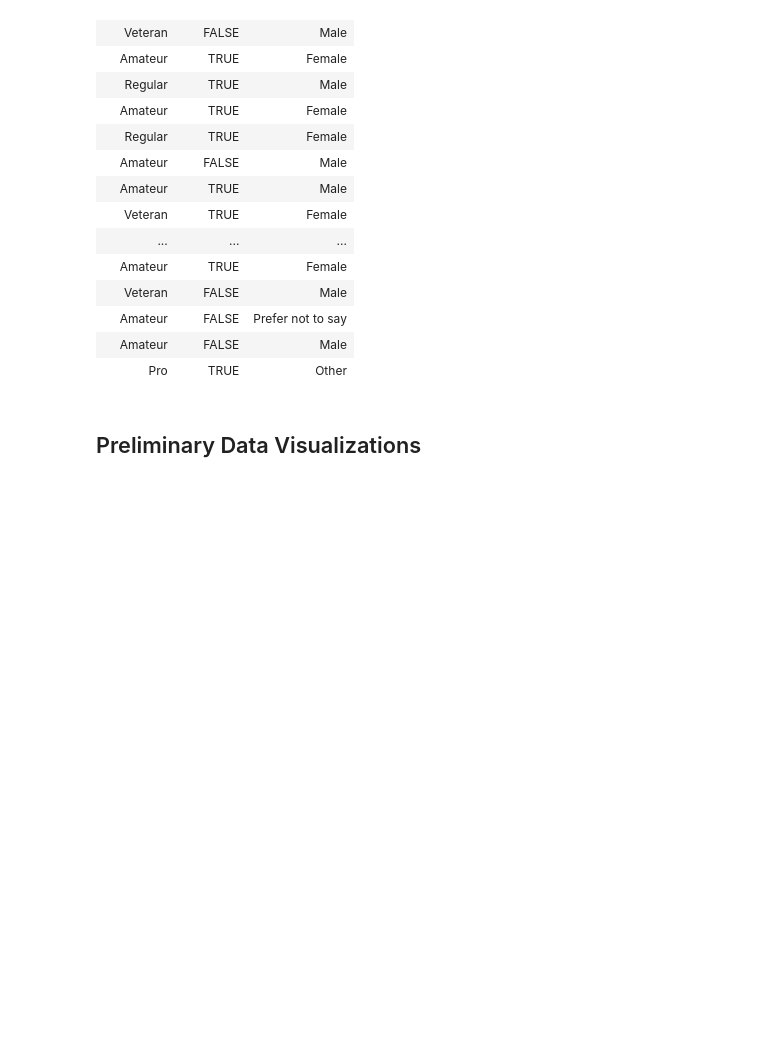
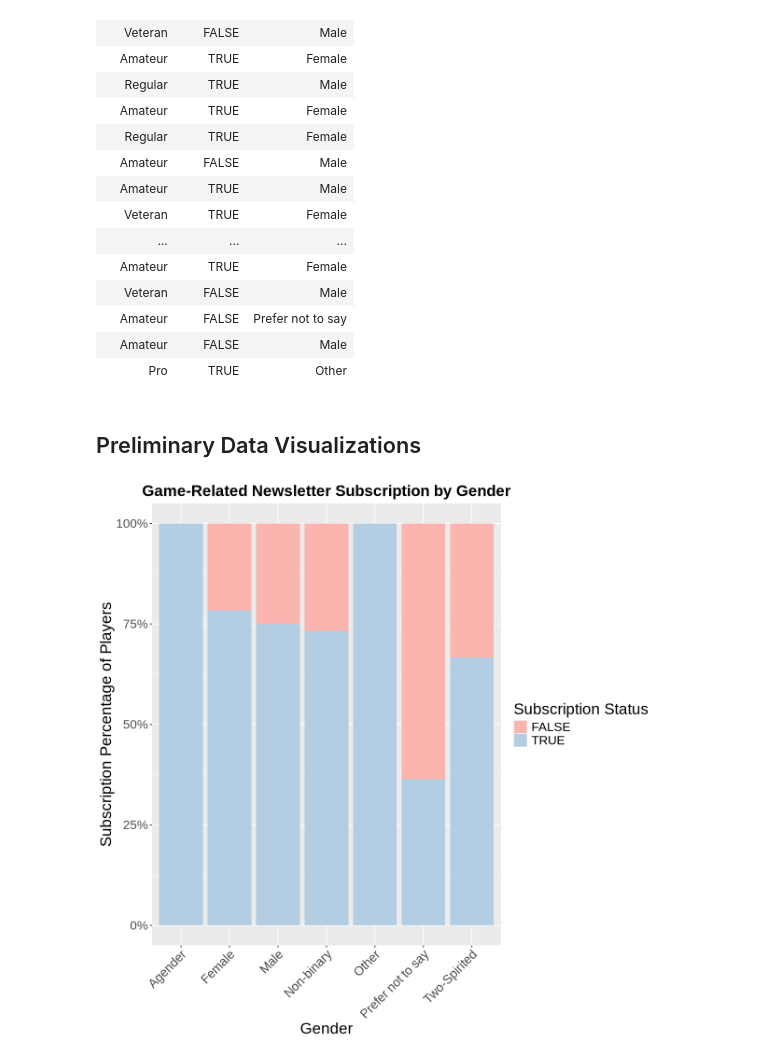
Before and after one commit to kkris72/MineCraft-Data-Science-Project, a Jupyter notebook: MineCraft.ipynb, the cells around one changed output. Saved outputs shown, nothing was run; the diff lists cells and outputs as text; code cells hidden in the pictures; blank space fills up the shorter version.

Commit message:
Preliminary Data Visualizations
This includes data visualizations through bar charts and data insights.

```diff
--- a/MineCraft.ipynb
+++ b/MineCraft.ipynb
@@ -73,3 +73,24 @@ A tibble: 196 × 3
 | Pro | TRUE | Other |
 # %% [markdown]
 ## Preliminary Data Visualizations
+# %%
+options(repr.plot.width=10, repr.plot.height=10)
+
+subscription_gender_plot <- players |>
+    ggplot(aes(x = gender, fill = subscribe)) +
+    geom_bar(position = "fill") +
+    scale_y_continuous(labels = scales::percent) +
+    xlab("Gender") +
+    ylab("Subscription Percentage of Players") +
+    labs(fill = "Subscription Status") +
+    ggtitle("Game-Related Newsletter Subscription by Gender") +
+    scale_fill_brewer(palette = 'Pastel1') +
+    theme(text = element_text(size=20),
+        axis.text.x = element_text(angle = 45,hjust = 1),
+        plot.title = element_text(size = 20,face = 'bold',hjust = 0.5))
+
+
+
+subscription_gender_plot
+# %% [output]
+[figure, added]
```
Also changed, not shown: parts of 5 cells of this notebook.
